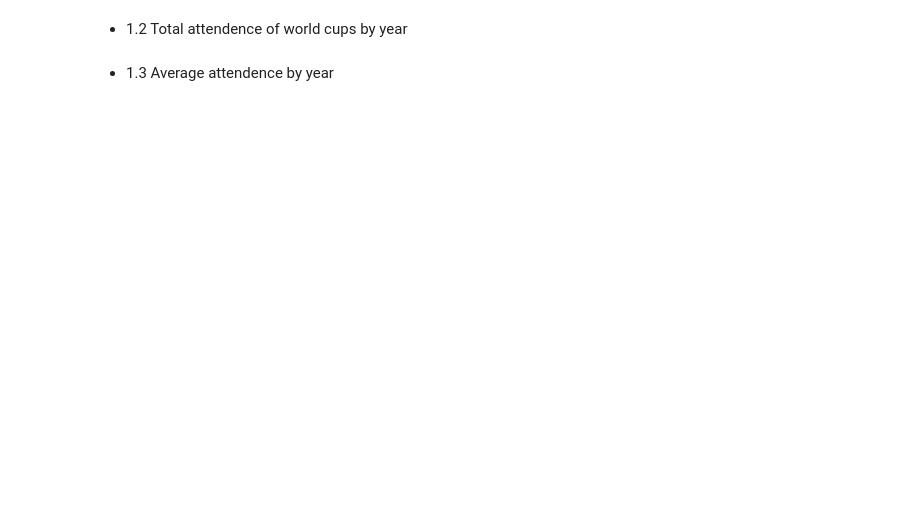
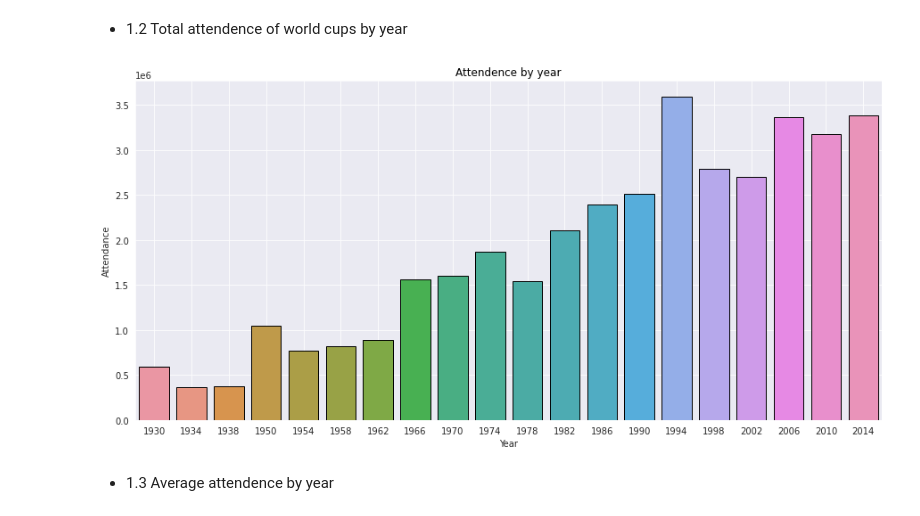
Before and after one commit to natuan310/w3-Data-Analysis-WorldCup-Dataset, a Jupyter notebook: Tee.ipynb, the cells around one changed output. Saved outputs shown, nothing was run; the diff lists cells and outputs as text; code cells hidden in the pictures; blank space fills up the shorter version.

```diff
--- a/Tee.ipynb
+++ b/Tee.ipynb
@@ -351,5 +389,16 @@ pls.sample()
 # %% [markdown]
 - 1.2 Total attendence of world cups by year
+# %%
+att = mch.groupby("Year")["Attendance"].sum().reset_index()
+
+sns.set_style("darkgrid")
+plt.figure(figsize=(15,7))
+sns.barplot(att["Year"], att["Attendance"], linewidth = 1, edgecolor="k"*len(att))
+plt.grid(True)
+plt.title("Attendence by year", color='k')
+plt.show()
+# %% [output]
+[figure, added]
 # %% [markdown]
 - 1.3 Average attendence by year
 # %%
```
Also changed, not shown: parts of 33 cells of this notebook.
